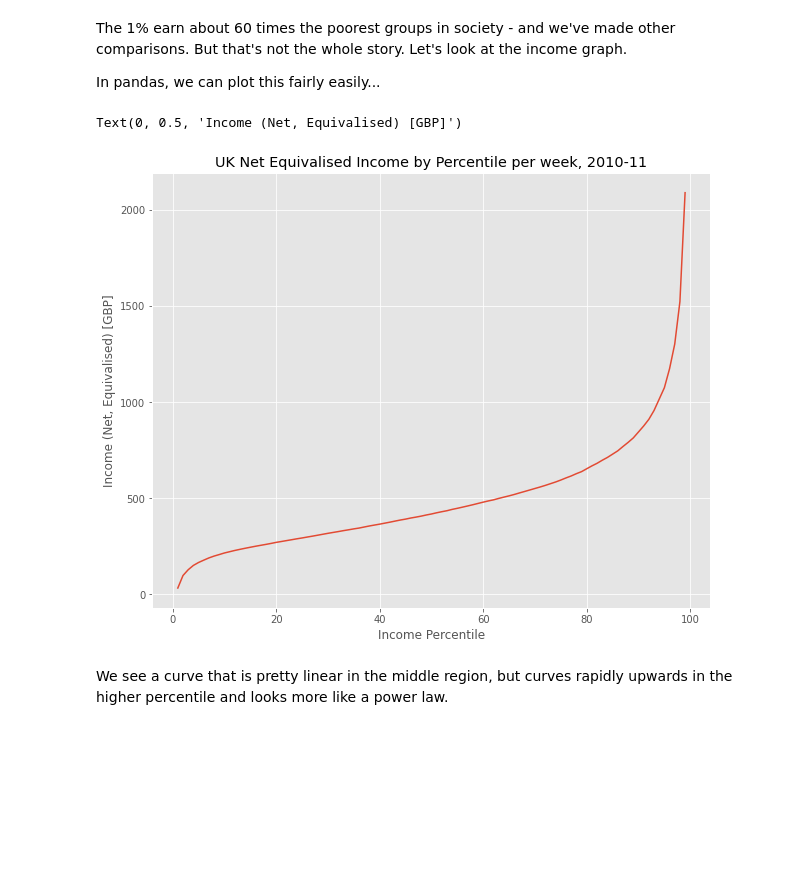
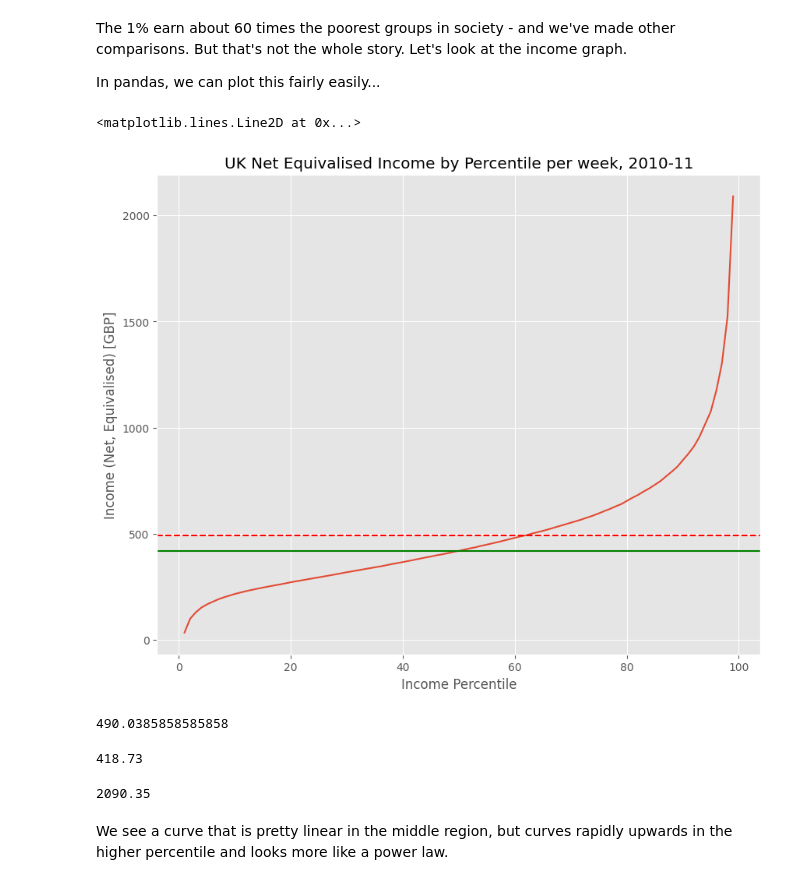
Before and after one commit to Zccarou/QM2, a Jupyter notebook: notebooks/W02. Pandas.ipynb, the cells around one changed output. Cells and saved outputs as stored; diff of their text form; code cells hidden in the pictures; blank space fills up the shorter version.

```diff
--- a/notebooks/W02. Pandas.ipynb
+++ b/notebooks/W02. Pandas.ipynb
@@ -204,11 +204,27 @@ In pandas, we can plot this fairly easily...
 # %%
 income['Net equivalised household income in 2010-11, week'].plot()
 plt.title('UK Net Equivalised Income by Percentile per week, 2010-11')
 plt.xlabel('Income Percentile')
 plt.ylabel('Income (Net, Equivalised) [GBP]')
+mean_income = income['Net equivalised household income in 2010-11, week'].mean()
+median_income = income['Net equivalised household income in 2010-11, week'].median()
+plt.axhline(y=mean_income, color='r', linestyle='--', label='Mean')
+plt.axhline(y=median_income, color='g', linestyle='-', label='Median')
 # %% [output]
-Text(0, 0.5, 'Income (Net, Equivalised) [GBP]')
+<matplotlib.lines.Line2D at 0x...>
-[figure, old version]
+[figure, new version]
+# %%
+print(mean_income)
+# %% [output]
+490.0385858585858
+# %%
+print(median_income)
+# %% [output]
+418.73
+# %%
+print(income['Net equivalised household income in 2010-11, week'].loc[99])
+# %% [output]
+2090.35
 # %% [markdown]
 We see a curve that is pretty linear in the middle region, but curves rapidly upwards in the higher percentile and looks more like a power law.
 # %% [markdown]
```
